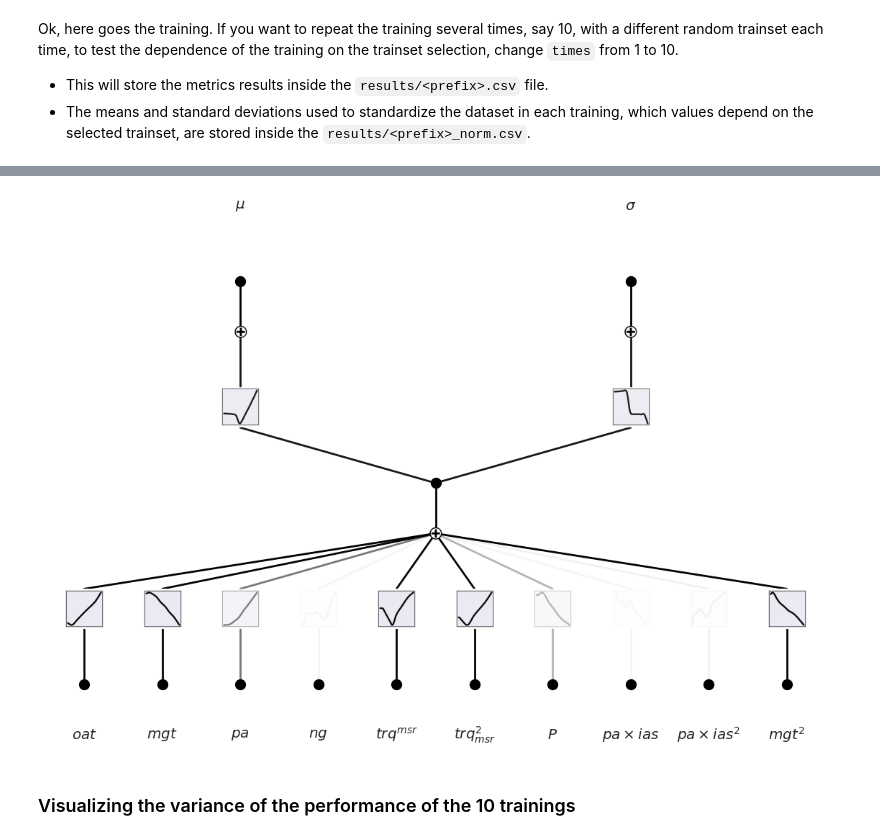
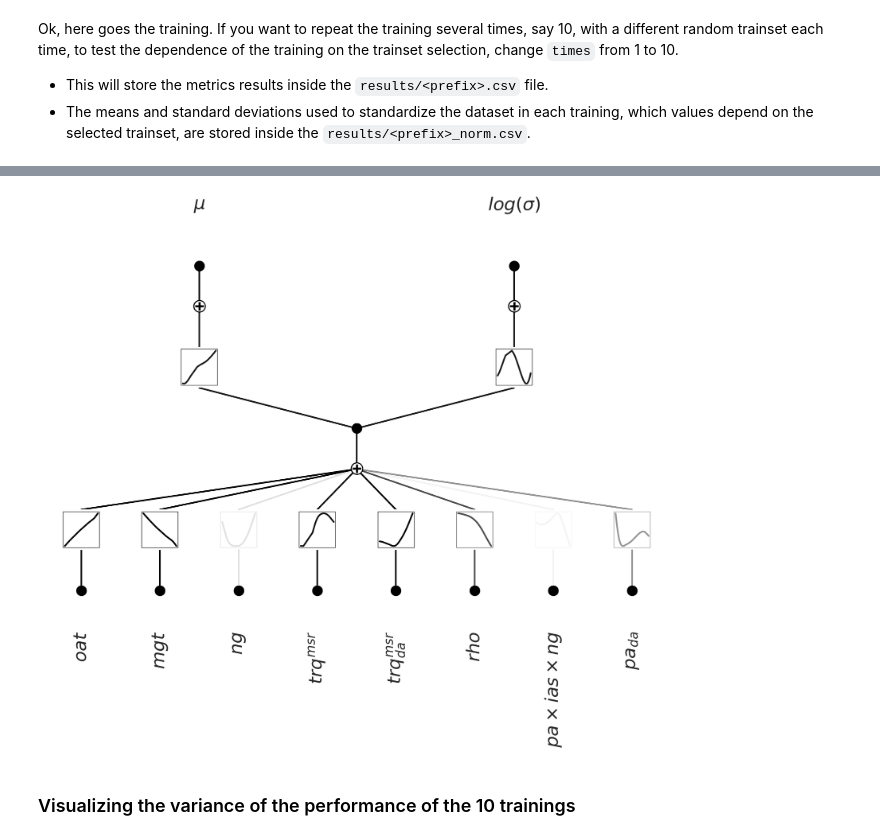
Before and after one commit to MrPio/PHM_North_America_2024_Challenge, a Jupyter notebook: 2-torque_target_probabilistic_regression/2.2-Torque_Target_Regression.ipynb, the cells around one changed output, grey strips where cells are left out. Cells and saved outputs as stored; diff of their text form; code cells hidden in the pictures.

```diff
--- a/2-torque_target_probabilistic_regression/2.2-Torque_Target_Regression.ipynb
+++ b/2-torque_target_probabilistic_regression/2.2-Torque_Target_Regression.ipynb
@@ -4,11 +4,13 @@ import sys
 
 from matplotlib.lines import Line2D
 from ptflops import get_model_complexity_info
+import seaborn as sns
 
 sys.path.insert(0, os.path.abspath(os.path.join(os.getcwd(), "..")))
 from src import *
 
-plt.rcParams.update({'font.size': 18})
+plt.rcParams.update({'font.size': 22})
+sns.set_style('ticks')
 # %% [markdown]
 # Torque target Stochastic Regression
 
@@ -20,7 +22,7 @@ df_x, df_y = read_dataset(stage='regression')
 # %% [markdown]
 ## Train the PyKAN
 # %%
-pyKAN: PHMNetwork = PyKAN([[len(df_x.columns), 0], [1, 0], [2, 0]], 'regression', grid_size=3, device='cpu')
+pyKAN: PHMNetwork = PyKAN([[len(df_x.columns), 0], [1, 0], [2, 0]], 'regression', grid_size=2, device='cpu',use_native_loss=True)
 # %% [output]
 checkpoint directory created: ./model
 saving model version 0.0
@@ -38,5 +40,5 @@ Ok, here goes the training. If you want to repeat the training several times, sa
 - The means and standard deviations used to standardize the dataset in each training, which values depend on the selected trainset, are stored inside the `results/<prefix>_norm.csv`.
 # %%
 # 3m
-pyKAN.multi_train(df_x, df_y['trq_margin'], epochs=15, lr=0.05, train_ratio=0.90, batch_size=2048,
+pyKAN.multi_train(df_x, df_y['trq_margin'], epochs=300, lr=0.05, train_ratio=0.80, batch_size=2048,
                   prefix='6-interpretable', times=1)
@@ -50,9 +46,9 @@ saving model version 0.0
 pyKAN.save('6-interpretable')
 # %%
 # 1s
-pyKAN.plot(in_vars=list(map(to_latex, df_x.columns)))
+pyKAN.plot(scale=1.5,in_vars=list(map(to_latex, df_x.columns)), varscale=4.5, figsize_base=(14, 10), rotate_in_vars=True)
 # %% [output]
-[figure, old version]
+[figure, new version]
 # %% [markdown]
 ### Visualizing the variance of the performance of the 10 trainings
 # %%
```
Also changed, not shown: parts of 11 cells of this notebook, 25 other files.
